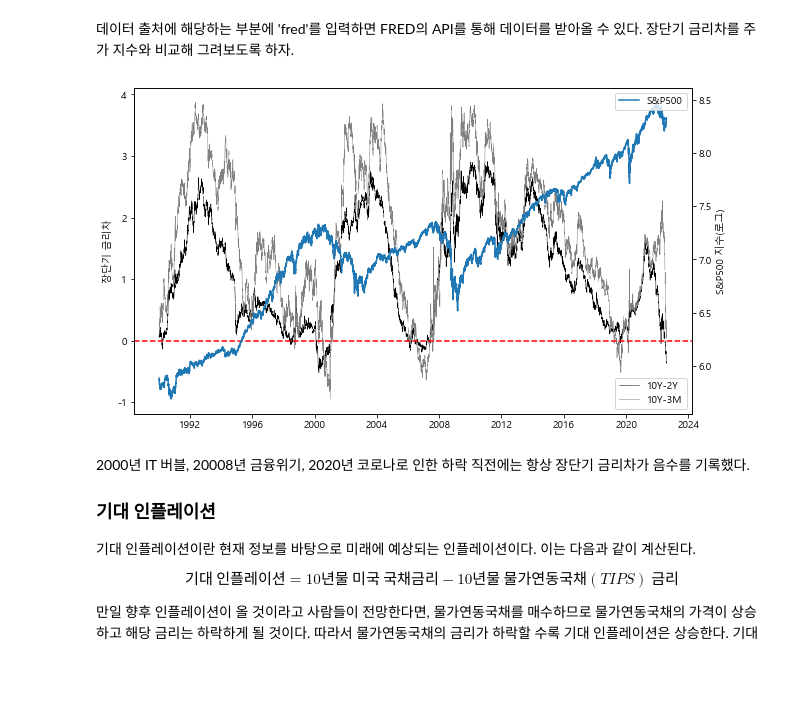
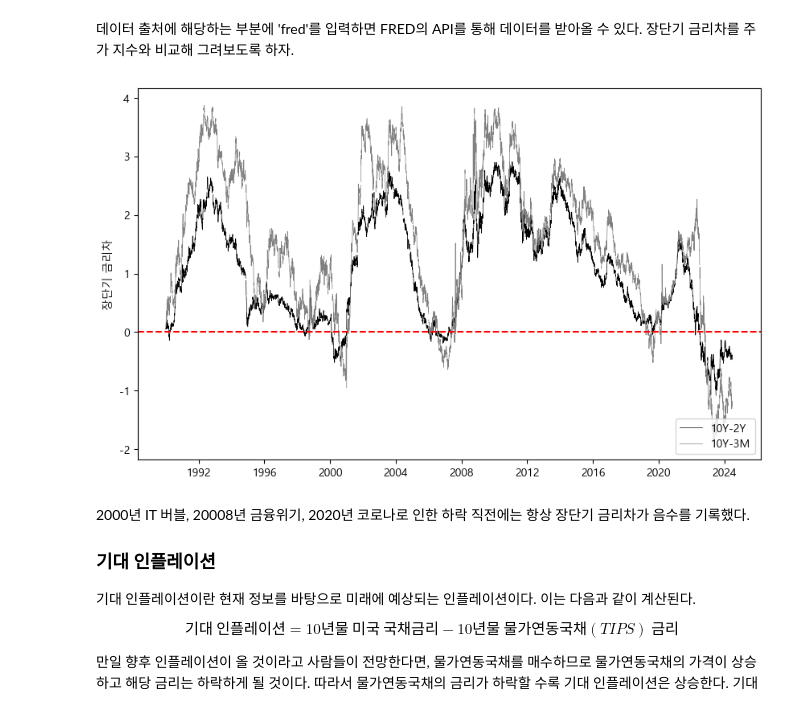
Before and after one commit to restful3/ml4t, a Jupyter notebook: source/파이썬을_이용한_퀀트_투자_포트폴리오_만들기/ch12_투자_참고용_데이터_수집_Jtkim.ipynb, the cells around one changed output. Drawn from its saved outputs; the diff is of its cells as text; code cells hidden in the pictures; blank space fills up the shorter version.

```diff
--- a/source/파이썬을_이용한_퀀트_투자_포트폴리오_만들기/ch12_투자_참고용_데이터_수집_Jtkim.ipynb
+++ b/source/파이썬을_이용한_퀀트_투자_포트폴리오_만들기/ch12_투자_참고용_데이터_수집_Jtkim.ipynb
@@ -291,29 +293,29 @@ rate_diff.tail()
 # %%
 import matplotlib.pyplot as plt
 import numpy as np
 
 # 주가지수 다운로드
-sp = web.DataReader('^GSPC', 'yahoo', start='1990-01-01')
+#sp = web.DataReader('^GSPC', 'yahoo', start='1990-01-01')
 
 plt.rc('font', family='Malgun Gothic')
 plt.rc('axes', unicode_minus=False)
 
 fig, ax1 = plt.subplots(figsize=(10, 6))
 
 ax1.plot(t10y2y, color = 'black', linewidth = 0.5, label = '10Y-2Y')
 ax1.plot(t10y3m, color = 'gray', linewidth = 0.5, label = '10Y-3M')
 ax1.axhline(y=0, color='r', linestyle='dashed')
 ax1.set_ylabel('장단기 금리차')
 ax1.legend(loc = 'lower right')
 
-ax2 = ax1.twinx()
-ax2.plot(np.log(sp['Close']), label = 'S&P500')
-ax2.set_ylabel('S&P500 지수(로그)')
-ax2.legend(loc = 'upper right')
+#ax2 = ax1.twinx()
+#ax2.plot(np.log(sp['Close']), label = 'S&P500')
+#ax2.set_ylabel('S&P500 지수(로그)')
+#ax2.legend(loc = 'upper right')
 
 plt.show()
 # %% [output]
-[figure, old version]
+[figure, new version]
 # %% [markdown]
 2000년 IT 버블, 20008년 금융위기, 2020년 코로나로 인한 하락 직전에는 항상 장단기 금리차가 음수를 기록했다.
 
```
Also changed, not shown: parts of 12 cells of this notebook, 2 other files.
